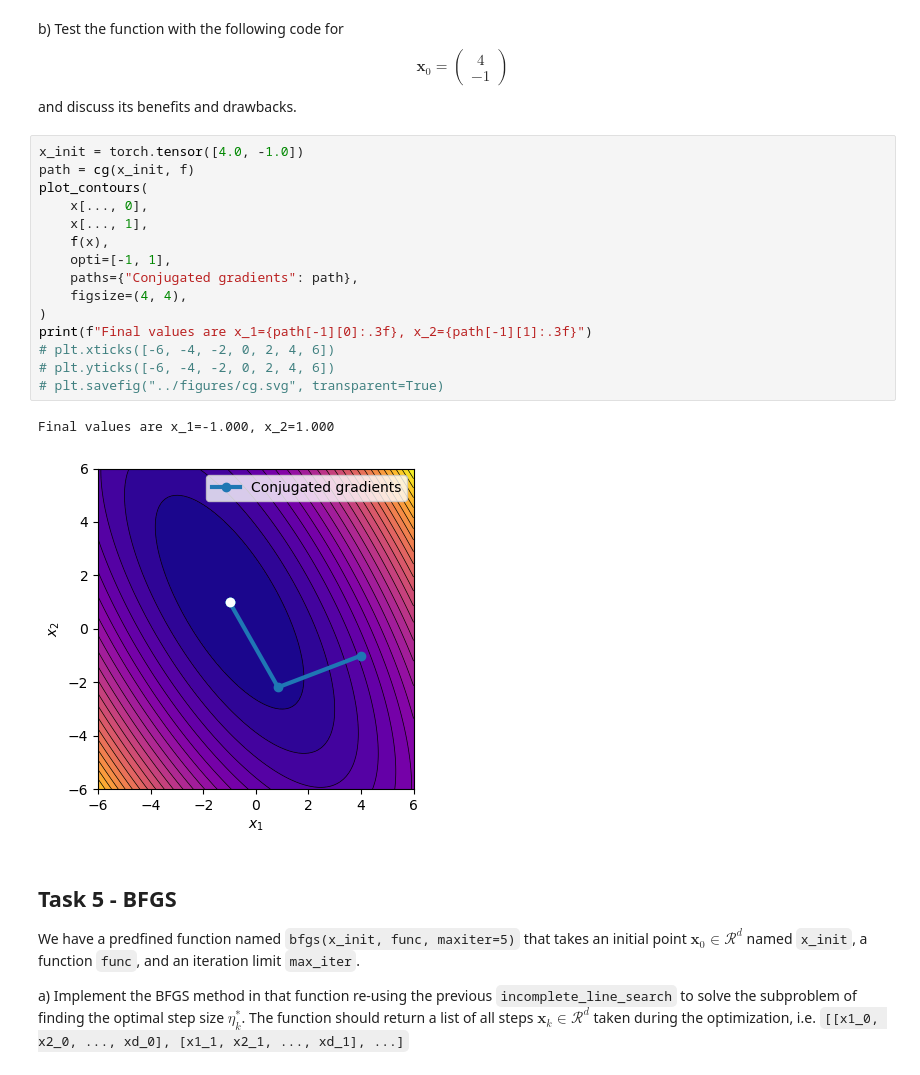
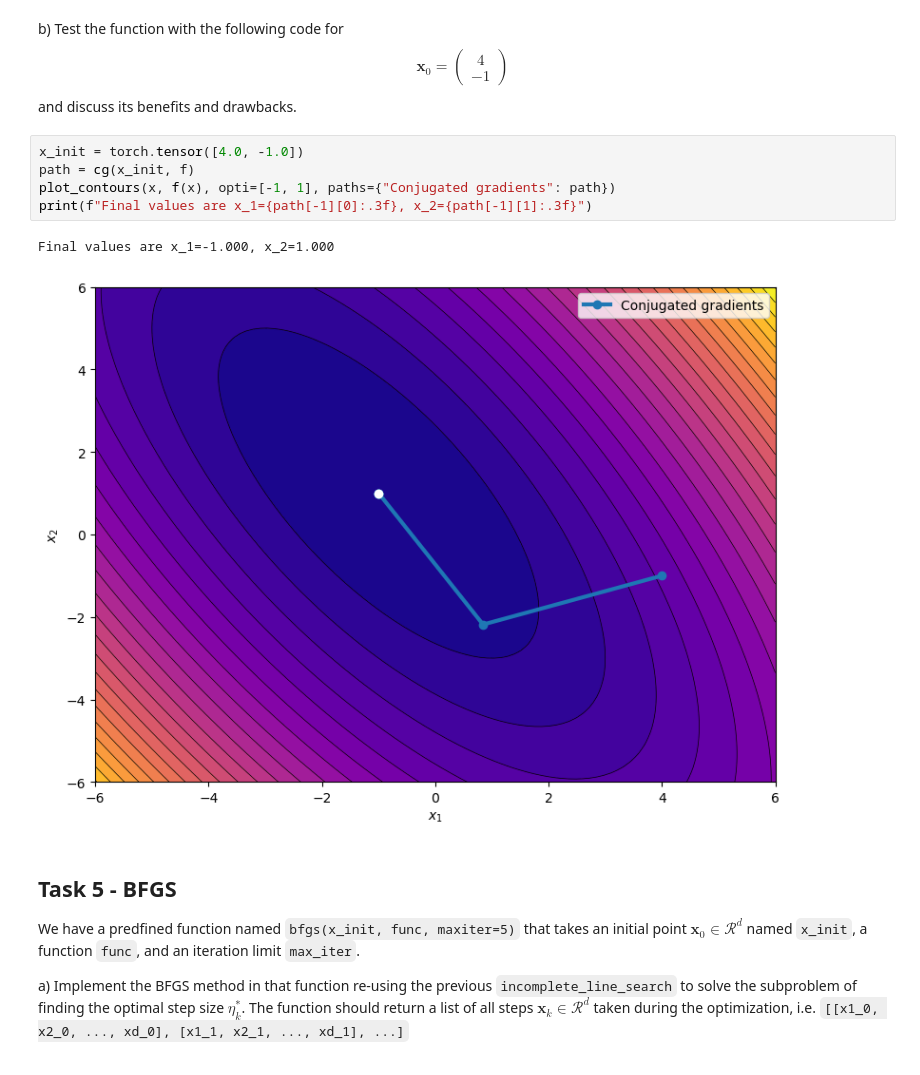
Before and after one commit to meyer-nils/structural_optimization, a Jupyter notebook: notebooks/exercise_02_unconstrained_optimization.ipynb, the cells around one changed output. Drawn from its saved outputs; the diff is of its cells as text.

```diff
--- a/notebooks/exercise_02_unconstrained_optimization.ipynb
+++ b/notebooks/exercise_02_unconstrained_optimization.ipynb
@@ -259,21 +230,11 @@ and discuss its benefits and drawbacks.
 # %%
 x_init = torch.tensor([4.0, -1.0])
 path = cg(x_init, f)
-plot_contours(
-    x[..., 0],
-    x[..., 1],
-    f(x),
-    opti=[-1, 1],
-    paths={"Conjugated gradients": path},
-    figsize=(4, 4),
-)
+plot_contours(x, f(x), opti=[-1, 1], paths={"Conjugated gradients": path})
 print(f"Final values are x_1={path[-1][0]:.3f}, x_2={path[-1][1]:.3f}")
-# plt.xticks([-6, -4, -2, 0, 2, 4, 6])
-# plt.yticks([-6, -4, -2, 0, 2, 4, 6])
-# plt.savefig("../figures/cg.svg", transparent=True)
 # %% [output]
 Final values are x_1=-1.000, x_2=1.000
-[figure, old version]
+[figure, new version]
 # %% [markdown]
 ## Task 5 - BFGS
 We have a predfined function named `bfgs(x_init, func, maxiter=5)` that takes an initial point $\mathbf{x}_0 \in \mathcal{R}^d$ named `x_init`, a function `func`, and an iteration limit `max_iter`.
```
Also changed, not shown: parts of 8 cells of this notebook, 10 other files.
